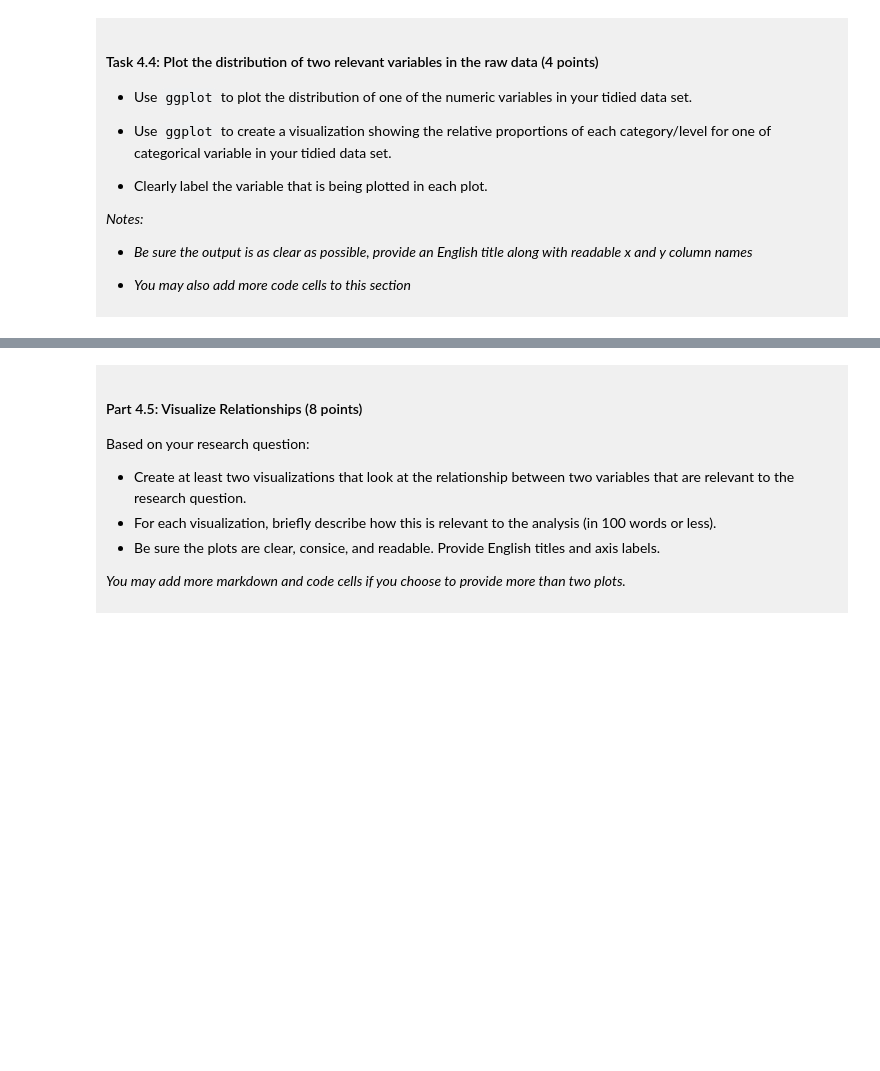
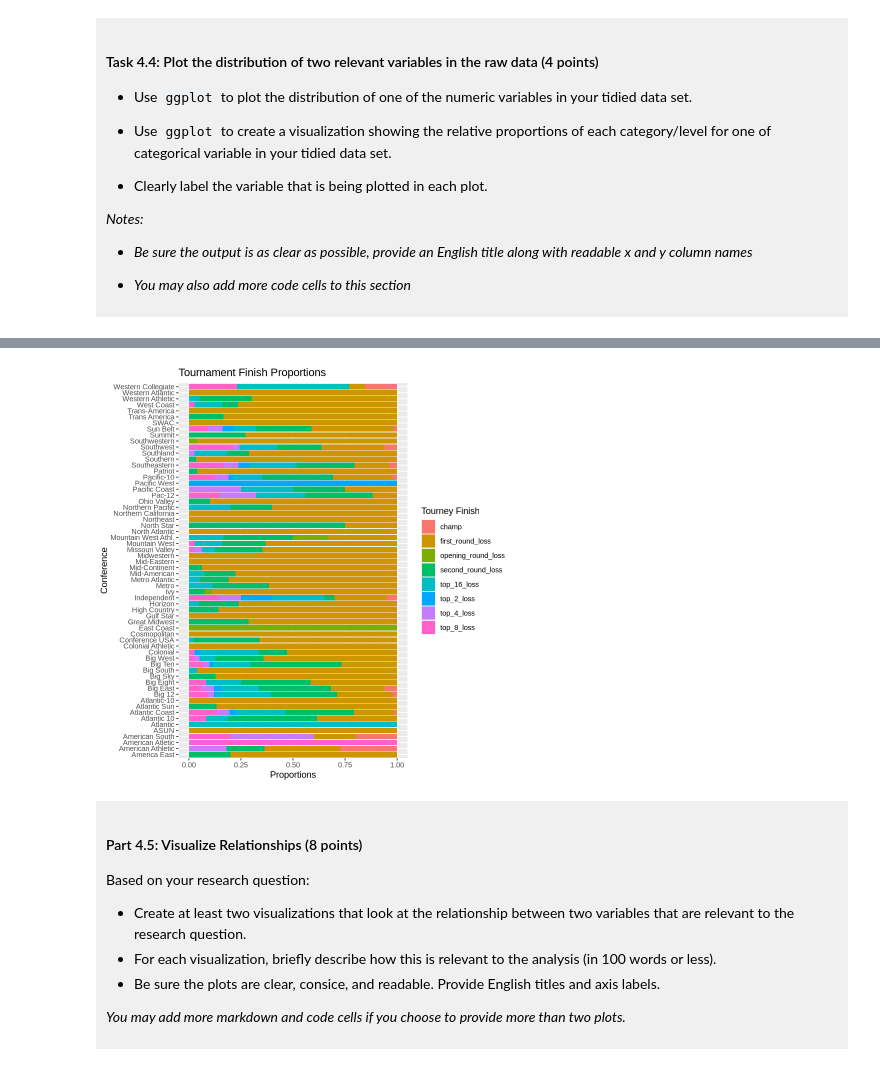
Before and after one commit to qwilliescobar/dsci-100-project-will-escobar, a Jupyter notebook: dsci-100-project-notebook.ipynb, the cells around one changed output, grey strips where cells are left out. Saved outputs shown, nothing was run; the diff lists cells and outputs as text; code cells hidden in the pictures; blank space fills up the shorter version.

```diff
--- a/dsci-100-project-notebook.ipynb
+++ b/dsci-100-project-notebook.ipynb
@@ -309,5 +352,11 @@ You will refine your research question (if needed) and produce a tidy data set.
 # %%
-### EDIT THIS CODE CELL FOR PLOT 2 ###
+cat_prop <- tidied_data |>
+    ggplot(aes(y = conference, fill = tourney_finish)) +
+    geom_bar(position = "fill") +
+    labs(title = "Tournament Finish Proportions", x = "Proportions", y = "Conference", fill = "Tourney Finish")
+cat_prop
+# %% [output]
+[figure, added]
 # %% [markdown]
 <div style="background-color: #f0f0f0; padding: 10px;">
 
```
Also changed, not shown: parts of 10 cells of this notebook.
